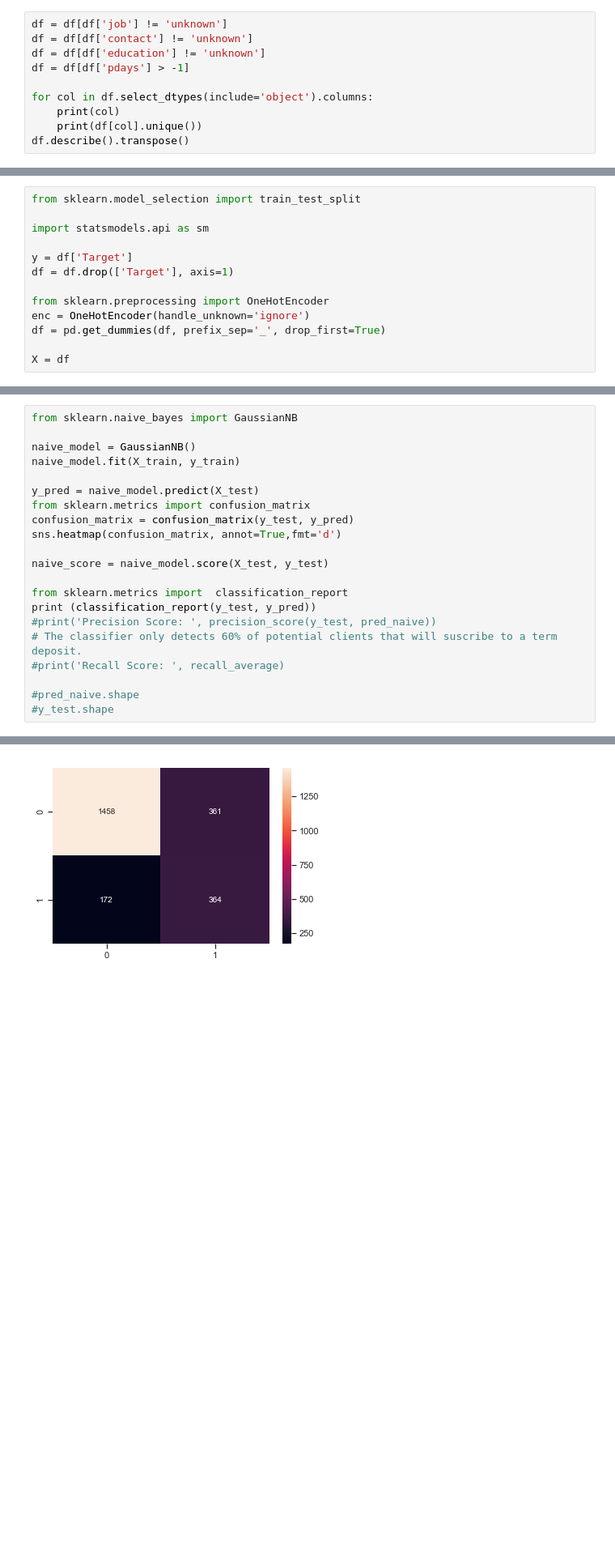
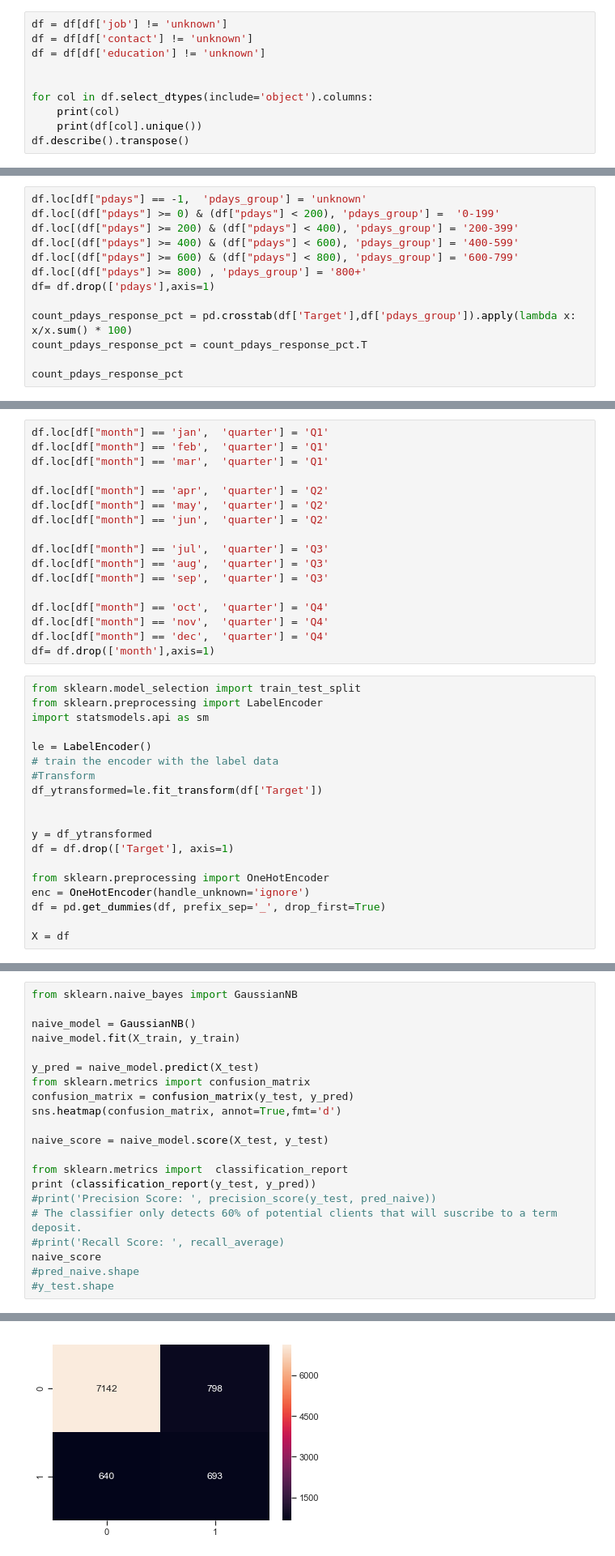
Before and after one commit to kangsheng89/Assignment_1, a Jupyter notebook: assignment2.ipynb, the cells around one changed output, grey strips where cells are left out. Shown at 81% size. Drawn from its saved outputs; the diff is of its cells as text; blank space fills up the shorter version.

```diff
--- a/assignment2.ipynb
+++ b/assignment2.ipynb
@@ -106,7 +106,7 @@ dtype: int64
 df = df[df['job'] != 'unknown']
 df = df[df['contact'] != 'unknown']
 df = df[df['education'] != 'unknown']
-df = df[df['pdays'] > -1]
+
 
 for col in df.select_dtypes(include='object').columns:
     print(col)
@@ -146,0 +166,13 @@ Name: Target, dtype: int64
+# %%
+df.loc[df["pdays"] == -1,  'pdays_group'] = 'unknown'
+df.loc[(df["pdays"] >= 0) & (df["pdays"] < 200), 'pdays_group'] =  '0-199'
+df.loc[(df["pdays"] >= 200) & (df["pdays"] < 400), 'pdays_group'] = '200-399'
+df.loc[(df["pdays"] >= 400) & (df["pdays"] < 600), 'pdays_group'] = '400-599'
+df.loc[(df["pdays"] >= 600) & (df["pdays"] < 800), 'pdays_group'] = '600-799'
+df.loc[(df["pdays"] >= 800) , 'pdays_group'] = '800+'
+df= df.drop(['pdays'],axis=1)
+
+count_pdays_response_pct = pd.crosstab(df['Target'],df['pdays_group']).apply(lambda x: x/x.sum() * 100)
+count_pdays_response_pct = count_pdays_response_pct.T
+
+count_pdays_response_pct
@@ -364,9 +411,32 @@ for rec, label in zip(plot_job.patches,
+# %%
+df.loc[df["month"] == 'jan',  'quarter'] = 'Q1'
+df.loc[df["month"] == 'feb',  'quarter'] = 'Q1'
+df.loc[df["month"] == 'mar',  'quarter'] = 'Q1'
+
+df.loc[df["month"] == 'apr',  'quarter'] = 'Q2'
+df.loc[df["month"] == 'may',  'quarter'] = 'Q2'
+df.loc[df["month"] == 'jun',  'quarter'] = 'Q2'
+
+df.loc[df["month"] == 'jul',  'quarter'] = 'Q3'
+df.loc[df["month"] == 'aug',  'quarter'] = 'Q3'
+df.loc[df["month"] == 'sep',  'quarter'] = 'Q3'
+
+df.loc[df["month"] == 'oct',  'quarter'] = 'Q4'
+df.loc[df["month"] == 'nov',  'quarter'] = 'Q4'
+df.loc[df["month"] == 'dec',  'quarter'] = 'Q4'
+df= df.drop(['month'],axis=1)
 # %%
 from sklearn.model_selection import train_test_split
-
+from sklearn.preprocessing import LabelEncoder
 import statsmodels.api as sm
 
-y = df['Target']
+le = LabelEncoder()
+# train the encoder with the label data
+#Transform
+df_ytransformed=le.fit_transform(df['Target'])
+
+
+y = df_ytransformed
 df = df.drop(['Target'], axis=1)
 
 from sklearn.preprocessing import OneHotEncoder
@@ -403,7 +473,7 @@ print (classification_report(y_test, y_pred))
 #print('Precision Score: ', precision_score(y_test, pred_naive))
 # The classifier only detects 60% of potential clients that will suscribe to a term deposit.
 #print('Recall Score: ', recall_average)
-
+naive_score
 #pred_naive.shape
 #y_test.shape
 # %% [output]
@@ -418,4 +489,4 @@ weighted avg       0.81      0.77      0.78      2355
-[figure, old version]
+[figure, new version]
 # %%
 from sklearn.metrics import confusion_matrix
 from sklearn.linear_model import LogisticRegression
```
Also changed, not shown: parts of 38 cells of this notebook.
